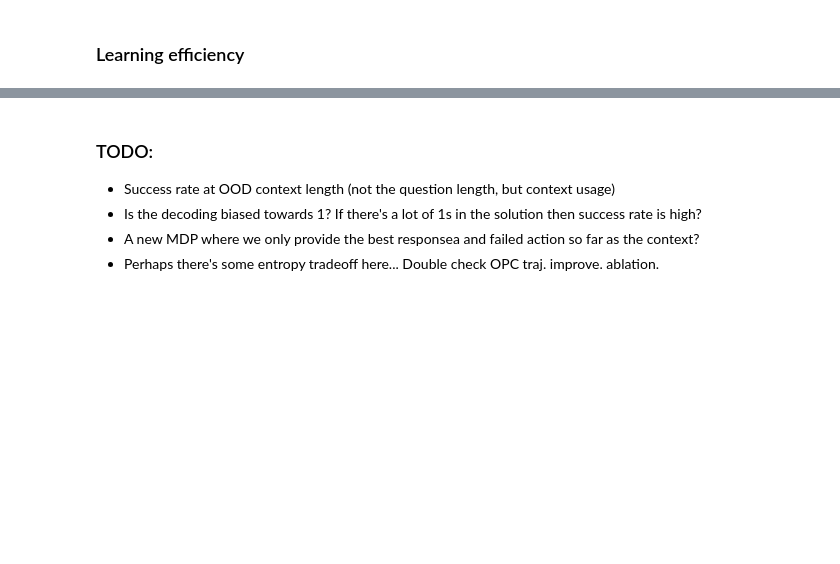
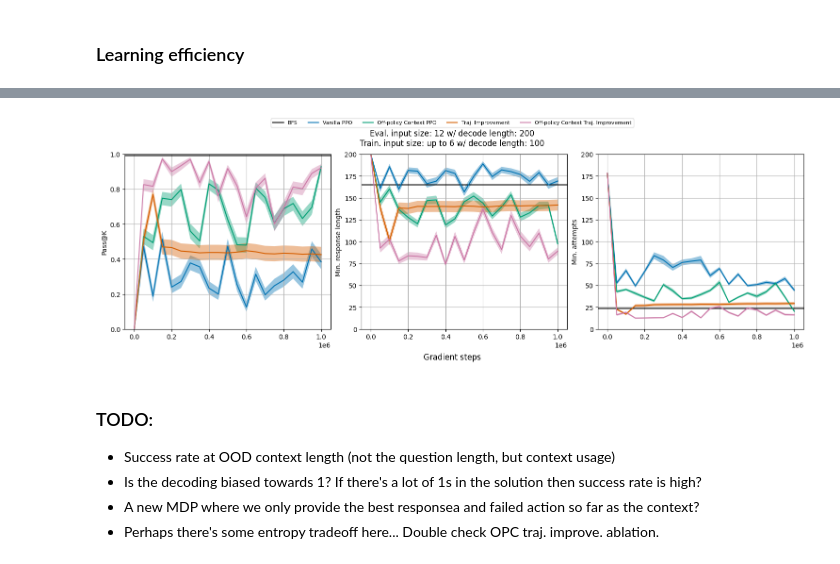
Before and after one commit to chanb/scaling_jax, a Jupyter notebook: src/evaluations/attempt_diversity.ipynb, the cells around one changed output, grey strips where cells are left out. Drawn from its saved outputs; the diff is of its cells as text; code cells hidden in the pictures; blank space fills up the shorter version.

Commit message:
Add learning efficiency plot

```diff
--- a/src/evaluations/attempt_diversity.ipynb
+++ b/src/evaluations/attempt_diversity.ipynb
@@ -792,3 +799,71 @@ else:
 # %%
-results[exp_name], step
+def compute_wilson_ci(n, acc):
+    # alpha = 0.05
+    base = (n * acc + 0.5 * 3.841) / (n + 3.841)
+    err = np.sqrt(3.841) / (n + 3.841) * np.sqrt(n * acc * (1 - acc) + 0.25 * 3.841)
+
+    return (base - err, base + err)
+
+def compute_normal_ci(n, arr):
+    # alpha = 0.05
+    mean_arr = np.mean(arr)
+    std_arr = np.std(arr)
+    ci = 1.96 * std_arr / np.sqrt(n)
+    return (mean_arr - ci, mean_arr + ci)
+
+num_cols = 3
+num_rows = 1
+fig, axes = plt.subplots(num_rows, num_cols, layout="constrained", figsize=(5.0 * num_cols, 5.0 * num_rows))
+
+for exp_name, curr_exp_res in results.items():
+
+    if exp_name == "BFS":
+        axes[0].axhline(np.mean(np.max(curr_exp_res[0].reshape((batch_size, num_evals)), axis=-1)), label=exp_name, c="black")
+        axes[1].axhline(np.mean(np.min(curr_exp_res[1].reshape((batch_size, num_evals)), axis=-1)), c="black")
+        axes[2].axhline(np.mean(np.min(curr_exp_res[2].reshape((batch_size, num_evals)), axis=-1)), c="black")
+        continue
+    x_range = [int(step.split(".")[0]) for step in curr_exp_res.keys()]
+    idxes = np.argsort(x_range)
+    x_range = sorted(x_range)
+    keys = np.array(list(curr_exp_res.keys()))[idxes]
+
+    success_array = np.array([np.mean(curr_exp_res[step][0]) for step in keys])
+    cis = np.array([compute_wilson_ci(batch_size, success_array[step_i]) for step_i, step in enumerate(keys)])
+    axes[0].plot(x_range, success_array, label=exp_name)
+    axes[0].fill_between(x_range, cis[:, 0], cis[:, 1], alpha=0.4)
+    axes[0].set_ylim(0.0, 1.0)
+    axes[0].grid(True)
+    axes[0].set_ylabel("Pass@K")
+
+    rlength_array = [np.mean(curr_exp_res[step][1]) for step in keys]
+    cis = np.array([compute_normal_ci(batch_size, curr_exp_res[step][1]) for step in keys])
+    axes[1].plot(x_range, rlength_array)
+    axes[1].fill_between(x_range, cis[:, 0], cis[:, 1], alpha=0.4)
+    axes[1].set_ylim(0.0, max_response_length)
+    axes[1].grid(True)
+    axes[1].set_ylabel("Min. response length")
+
+    attempts_array = [np.mean(curr_exp_res[step][2]) for step in keys]
+    cis = np.array([compute_normal_ci(batch_size, curr_exp_res[step][2]) for step in keys])
+    axes[2].plot(x_range, attempts_array)
+    axes[2].fill_between(x_range, cis[:, 0], cis[:, 1], alpha=0.4)
+    axes[2].set_ylim(0.0, max_response_length)
+    axes[2].grid(True)
+    axes[2].set_ylabel("Min. attempts")
+
+fig.supxlabel("Gradient steps")
+fig.suptitle("Eval. input size: {} w/ decode length: {}\nTrain. input size: up to {} w/ decode length: {}".format(
+    max_bits,
+    max_response_length,
+    train_num_bits,
+    train_max_decode_len,
+))
+fig.legend(
+    bbox_to_anchor=(0.0, 1.0, 1.0, 0.0),
+    loc="lower center",
+    ncols=5,
+    borderaxespad=0.0,
+    frameon=True,
+    fontsize="8",
+)
 # %% [output]
@@ -809,2 +871,3 @@ results[exp_name], step
+[figure, added]
 # %%
 assert 0
```
Also changed, not shown: parts of 7 cells of this notebook.
